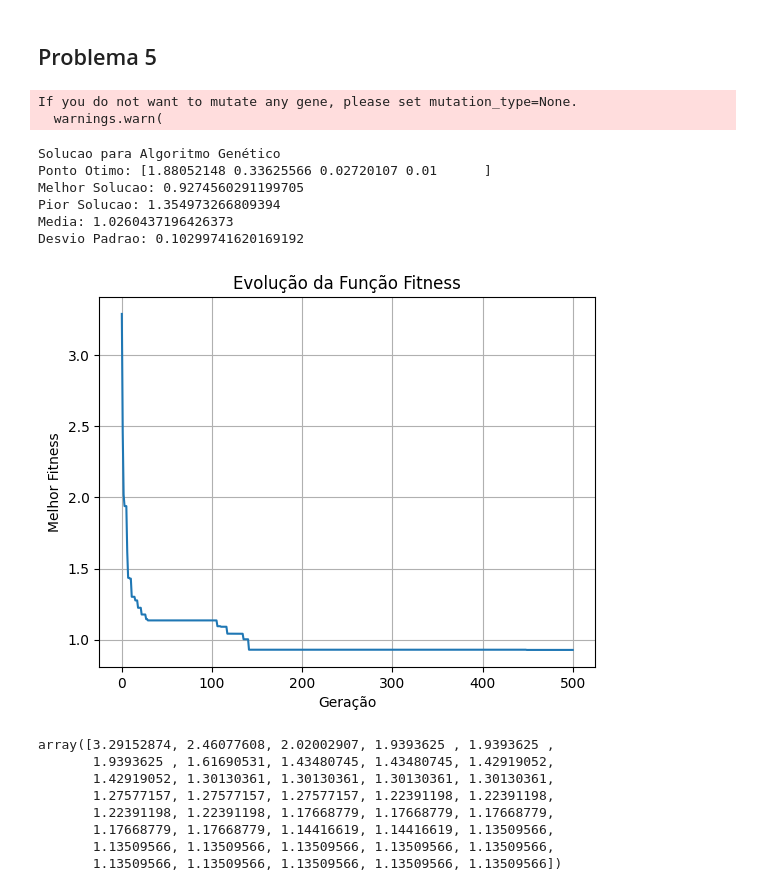
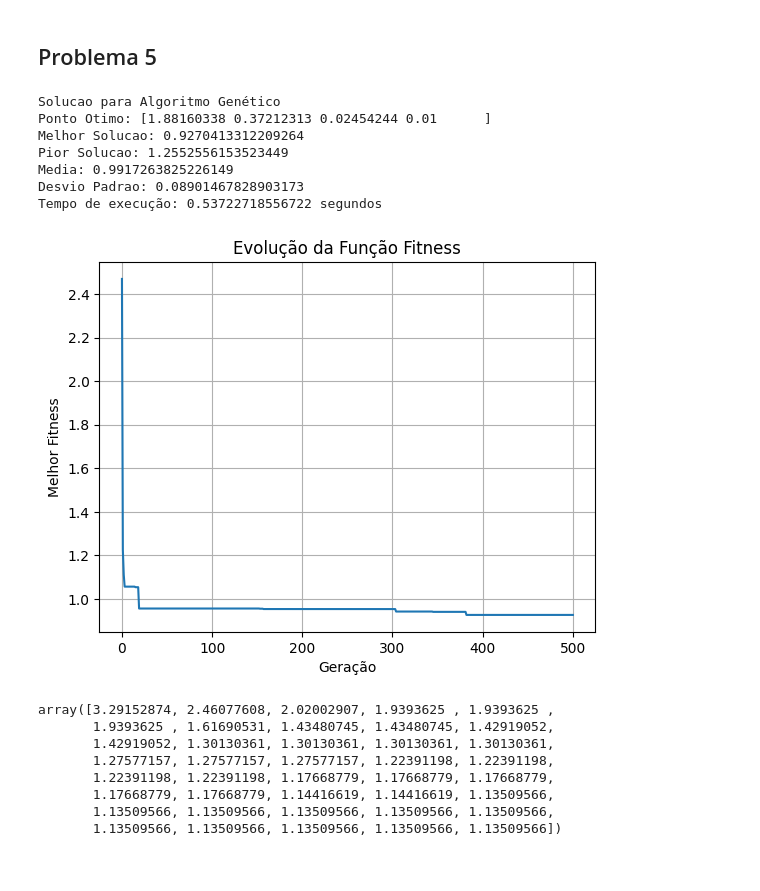
Before and after one commit to Paulo-de-Souza/Codes_Mestrado, a Jupyter notebook: pyGAD_Mestrado.ipynb, the cells around one changed output. Cells and saved outputs as stored; diff of their text form; code cells hidden in the pictures.

```diff
--- a/pyGAD_Mestrado.ipynb
+++ b/pyGAD_Mestrado.ipynb
@@ -228,7 +229,8 @@ sol_per_pop = 30
 num_genes = 2
 gene_space = [{'low': 0.04, 'high': 0.12}, {'low': 0.06, 'high': 0.2}]
 
-for _ in range(50):
+start_time15 = time.time()
+for _ in range(30):
   ga_instance = pygad.GA(num_generations=num_generations,
                         num_parents_mating=num_parents_mating,
                         fitness_func=fitness_function,
@@ -249,6 +251,8 @@ for _ in range(50):
   all_fmin71.append(solution_fitness)
   all_conv_curve71.append(fitness_values)
 
+end_time15 = time.time()
+
 all_fmin71_array = np.array(all_fmin71)   #transforma em vetor
 fmelhor71 = np.max(all_fmin71_array)      #pega o melhor resultado (valores negativos então tem que ser o max)
 indice71 = np.argmax(all_fmin71_array)    #indice do melhor resultado
@@ -266,6 +270,8 @@ print(f"Melhor Solucao: {-1*fmelhor71}")
 print(f"Pior Solucao: {-1*fpior71}")
 print(f"Media: {-1*fmedia71}")
 print(f"Desvio Padrao: {fdesvpad71}")
+print(f"Tempo de execução: {(end_time15-start_time15)/30} segundos")
+
 
 # Plota o gráfico manualmente
 plt.plot(range(501),-1*np.array(fitness_values71), linestyle='-')
@@ -338,7 +345,8 @@ num_genes = 5
 gene_space = [{'low': 0.01, 'high': 100}, {'low': 0.01, 'high': 100},{'low': 0.01, 'high': 100},
  {'low': 0.01, 'high': 100},{'low': 0.01, 'high': 100}]
 
-for _ in range(50):
+start_time25 = time.time()
+for _ in range(30):
   ga_instance = pygad.GA(num_generations=num_generations,
                         num_parents_mating=num_parents_mating,
                         fitness_func=fitness_function,
@@ -359,6 +367,8 @@ for _ in range(50):
   all_fmin72.append(solution_fitness)
   all_conv_curve72.append(fitness_values)
 
+end_time25 = time.time()
+
 all_fmin72_array = np.array(all_fmin72)   #transforma em vetor
 fmelhor72 = np.max(all_fmin72_array)      #pega o melhor resultado (valores negativos então tem que ser o max)
 indice72 = np.argmax(all_fmin72_array)    #indice do melhor resultado
@@ -376,6 +386,7 @@ print(f"Melhor Solucao: {-1*fmelhor72}")
 print(f"Pior Solucao: {-1*fpior72}")
 print(f"Media: {-1*fmedia72}")
 print(f"Desvio Padrao: {fdesvpad72}")
+print(f"Tempo de execução: {(end_time25-start_time25)/30} segundos")
 
 # Plota o gráfico manualmente
 plt.plot(range(501),-1*np.array(fitness_values72), linestyle='-')
@@ -426,8 +436,8 @@ sol_per_pop = 30
 num_genes = 2
 gene_space = [{'low': 2, 'high': 14}, {'low': 0.2, 'high': 0.8}]
 
-
-for _ in range(50):
+start_time35 = time.time()
+for _ in range(30):
   ga_instance = pygad.GA(num_generations=num_generations,
                         num_parents_mating=num_parents_mating,
                         fitness_func=fitness_function,
@@ -448,6 +458,8 @@ for _ in range(50):
   all_fmin73.append(solution_fitness)
   all_conv_curve73.append(fitness_values)
 
+end_time35 = time.time()
+
 all_fmin73_array = np.array(all_fmin73)   #transforma em vetor
 fmelhor73 = np.max(all_fmin73_array)      #pega o melhor resultado (valores negativos então tem que ser o max)
 indice73 = np.argmax(all_fmin73_array)    #indice do melhor resultado
@@ -465,6 +477,7 @@ print(f"Melhor Solucao: {-1*fmelhor73}")
 print(f"Pior Solucao: {-1*fpior73}")
 print(f"Media: {-1*fmedia73}")
 print(f"Desvio Padrao: {fdesvpad73}")
+print(f"Tempo de execução: {(end_time35-start_time35)/30} segundos")
 
 # Plota o gráfico manualmente
 plt.plot(range(501),-1*np.array(fitness_values73), linestyle='-')
@@ -529,7 +541,8 @@ sol_per_pop = 30
 num_genes = 2
 gene_space = [{'low': 0.5, 'high': 2}, {'low': 0.1, 'high': 2}]
 
-for _ in range(50):
+start_time45 = time.time()
+for _ in range(30):
   ga_instance = pygad.GA(num_generations=num_generations,
                         num_parents_mating=num_parents_mating,
                         fitness_func=fitness_function,
@@ -550,6 +563,8 @@ for _ in range(50):
   all_fmin74.append(solution_fitness)
   all_conv_curve74.append(fitness_values)
 
+end_time45 = time.time()
+
 all_fmin74_array = np.array(all_fmin74)   #transforma em vetor
 fmelhor74 = np.max(all_fmin74_array)      #pega o melhor resultado (valores negativos então tem que ser o max)
 indice74 = np.argmax(all_fmin74_array)    #indice do melhor resultado
@@ -567,6 +582,7 @@ print(f"Melhor Solucao: {-1*fmelhor74}")
 print(f"Pior Solucao: {-1*fpior74}")
 print(f"Media: {-1*fmedia74}")
 print(f"Desvio Padrao: {fdesvpad74}")
+print(f"Tempo de execução: {(end_time45-start_time45)/30} segundos")
 
 # Plota o gráfico manualmente
 plt.plot(range(501),-1*np.array(fitness_values74), linestyle='-')
@@ -643,7 +658,8 @@ sol_per_pop = 30
 num_genes = 4
 gene_space = [{'low': 0.3, 'high': 2.5},{'low': 0.3, 'high': 2.5} ,{'low': 0.01, 'high': 0.1},{'low': 0.01, 'high': 0.1}]
 
-for _ in range(50):
+start_time55 = time.time()
+for _ in range(30):
   ga_instance = pygad.GA(num_generations=num_generations,
                         num_parents_mating=num_parents_mating,
                         fitness_func=fitness_function,
@@ -663,42 +679,44 @@ for _ in range(50):
   all_best75.append(solution)
   all_fmin75.append(solution_fitness)
   all_conv_curve75.append(fitness_values)
 
+end_time55 = time.time()
+
 all_fmin75_array = np.array(all_fmin75)   #transforma em vetor
 fmelhor75 = np.max(all_fmin75_array)      #pega o melhor resultado (valores negativos então tem que ser o max)
 indice75 = np.argmax(all_fmin75_array)    #indice do melhor resultado
 melhor_solucao75 = all_best75[indice75]   #ponto otimo da melhor solucao
 
 fpior75 = np.min(all_fmin75_array)        #pior resultado
 fmedia75 = np.mean(all_fmin75_array)      #media
 fdesvpad75 = np.std(all_fmin75_array)     #desvio padrao
 fitness_values75 = all_conv_curve75[indice75]  #curva da melhor solucao
 
 
 print("\nSolucao para Algoritmo Genético")
 print(f"Ponto Otimo: {melhor_solucao75}")
 print(f"Melhor Solucao: {-1*fmelhor75}")
 print(f"Pior Solucao: {-1*fpior75}")
 print(f"Media: {-1*fmedia75}")
 print(f"Desvio Padrao: {fdesvpad75}")
+print(f"Tempo de execução: {(end_time55-start_time55)/30} segundos")
 
 # Plota o gráfico manualmente
 plt.plot(range(501),-1*np.array(fitness_values75), linestyle='-')
 plt.xlabel('Geração')
 plt.ylabel('Melhor Fitness')
 plt.title('Evolução da Função Fitness')
 plt.grid()
 plt.show()
 # %% [output]
-If you do not want to mutate any gene, please set mutation_type=None.
-  warnings.warn(
+Solucao para Algoritmo Genético
+Ponto Otimo: [1.88160338 0.37212313 0.02454244 0.01      ]
+Melhor Solucao: 0.9270413312209264
+Pior Solucao: 1.2552556153523449
+Media: 0.9917263825226149
+Desvio Padrao: 0.08901467828903173
+Tempo de execução: 0.53722718556722 segundos
-Solucao para Algoritmo Genético
-Ponto Otimo: [1.88052148 0.33625566 0.02720107 0.01      ]
-Melhor Solucao: 0.9274560291199705
-Pior Solucao: 1.354973266809394
-Media: 1.0260437196426373
-Desvio Padrao: 0.10299741620169192
-[figure, old version]
+[figure, new version]
 # %%
 np.savetxt("fitness_values75.txt", -1*np.array(fitness_values75))
 # %%
```
Also changed, not shown: parts of 5 cells of this notebook.
